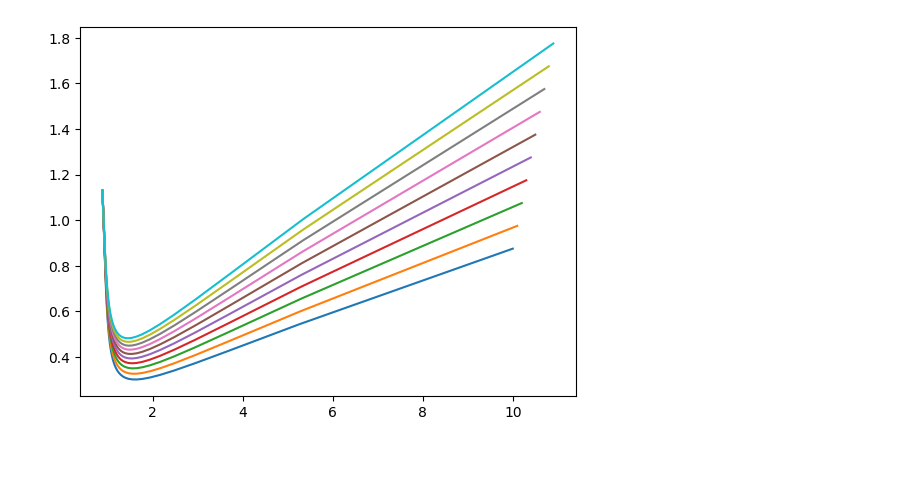
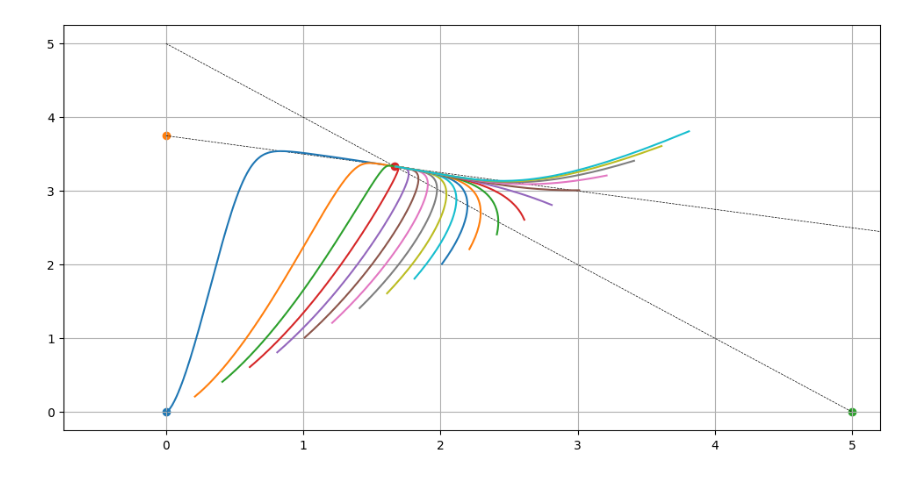
Before and after one commit to abgcw-dead/u-system-modeling, a Jupyter notebook: 5 Взаимодействие популяций/PopulationInteractions.ipynb, the cells around one changed output. Drawn from its saved outputs; the diff is of its cells as text; code cells hidden in the pictures.

```diff
--- a/5 Взаимодействие популяций/PopulationInteractions.ipynb
+++ b/5 Взаимодействие популяций/PopulationInteractions.ipynb
@@ -65,12 +68,30 @@ plt.show()
-# %%
-x_init_list = [b1 / c1 + i * 0.1 for i in range(10)]
-y_init_list = [b2 / c2 + i * 0.1 for i in range(10)]
-
-for i in range(len(x_init_list)):
-    temp = solver(x_init_list[i], y_init_list[i])
-    plt.plot(temp[0], temp[1])
-
-# plt.scatter([a1 / b1], [a2 / b2])
-plt.show()
-# %% [output]
-[figure, removed]
+# %%
+init_val = 0.01
+step = 0.2
+num = 20
+
+x_init_list = [init_val + i * step for i in range(num)]
+y_init_list = [init_val + i * step for i in range(num)]
+
+# начало координат, при любых параметрах системы представляет собой неустойчивый узел
+plt.scatter([0], [0])
+# стационарное состояние представляет собой седло при a1 > b1/с2 и устойчивый узел при a1 < b1/с2
+plt.scatter([0], [a2 / c2])
+# стационарное решение седло при a2 > b2/c1 и устойчивый узел при a2 < b2/c1
+plt.scatter([a1 / c1], [0])
+# Стационарное состояние характеризует сосуществование двух конкурирующих видов и представляет собой устойчивый узел
+# в случае выполнения соотношения a1b1/c2 < a1 < a2c1/b2
+plt.scatter([(a1*c2 - a2*b1) / (c1*c2 - b1*b2)], [(a2*c1 - a1*b2) / (c1*c2 - b1*b2)])
+
+plt.plot([0, a1/c1], [a1/b1, 0], lw=0.5, color='black', linestyle='--')
+plt.plot([0, a2/b2], [a2/c2, 0], lw=0.5, color='black', linestyle='--')
+
+for i in range(len(x_init_list)):
+    temp = solver(x_init_list[i], y_init_list[i])
+    plt.plot(temp[0], temp[1])
+
+plt.xlim(right=a1/c1 + 0.2)
+plt.grid()
+plt.show()
+# %% [output]
+[figure, added]
```
Also changed, not shown: parts of 4 cells of this notebook.
